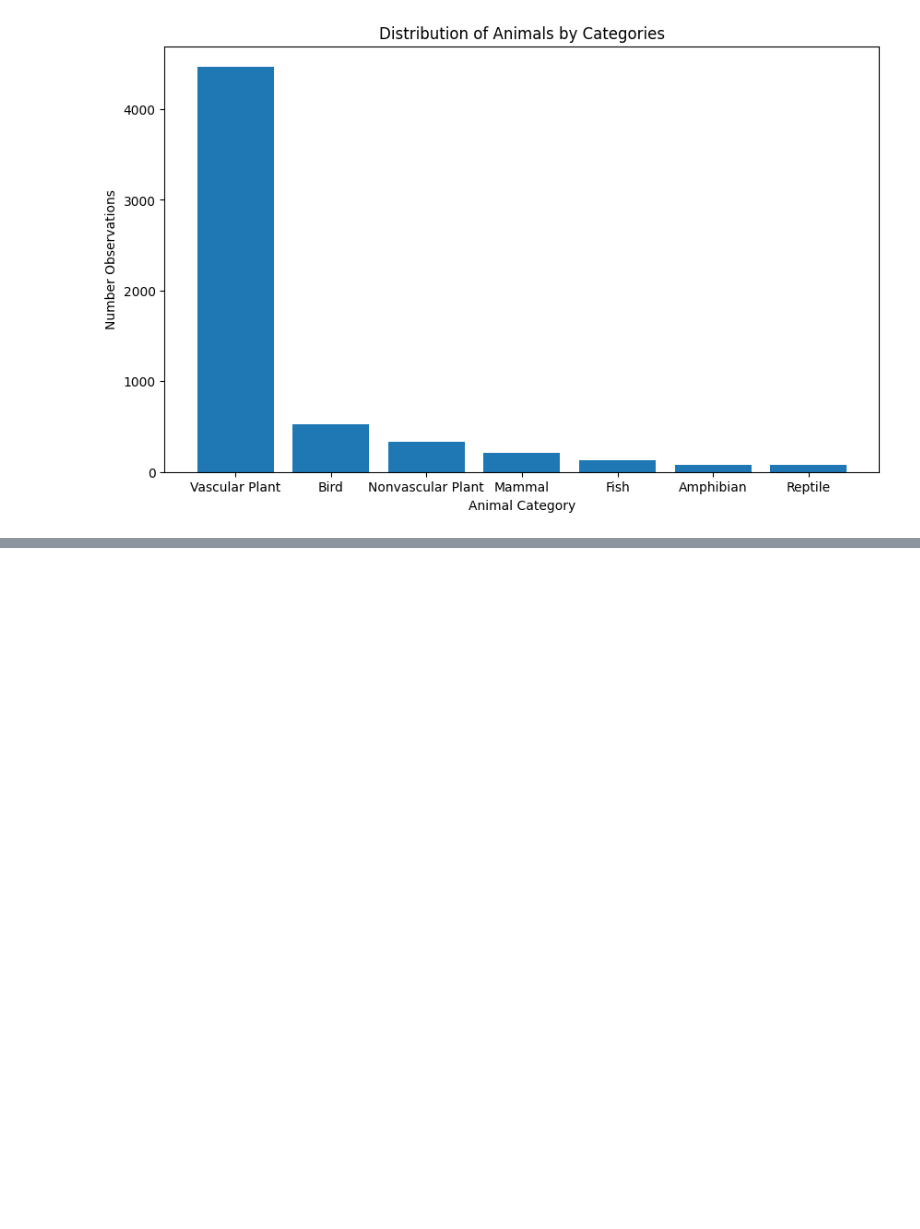
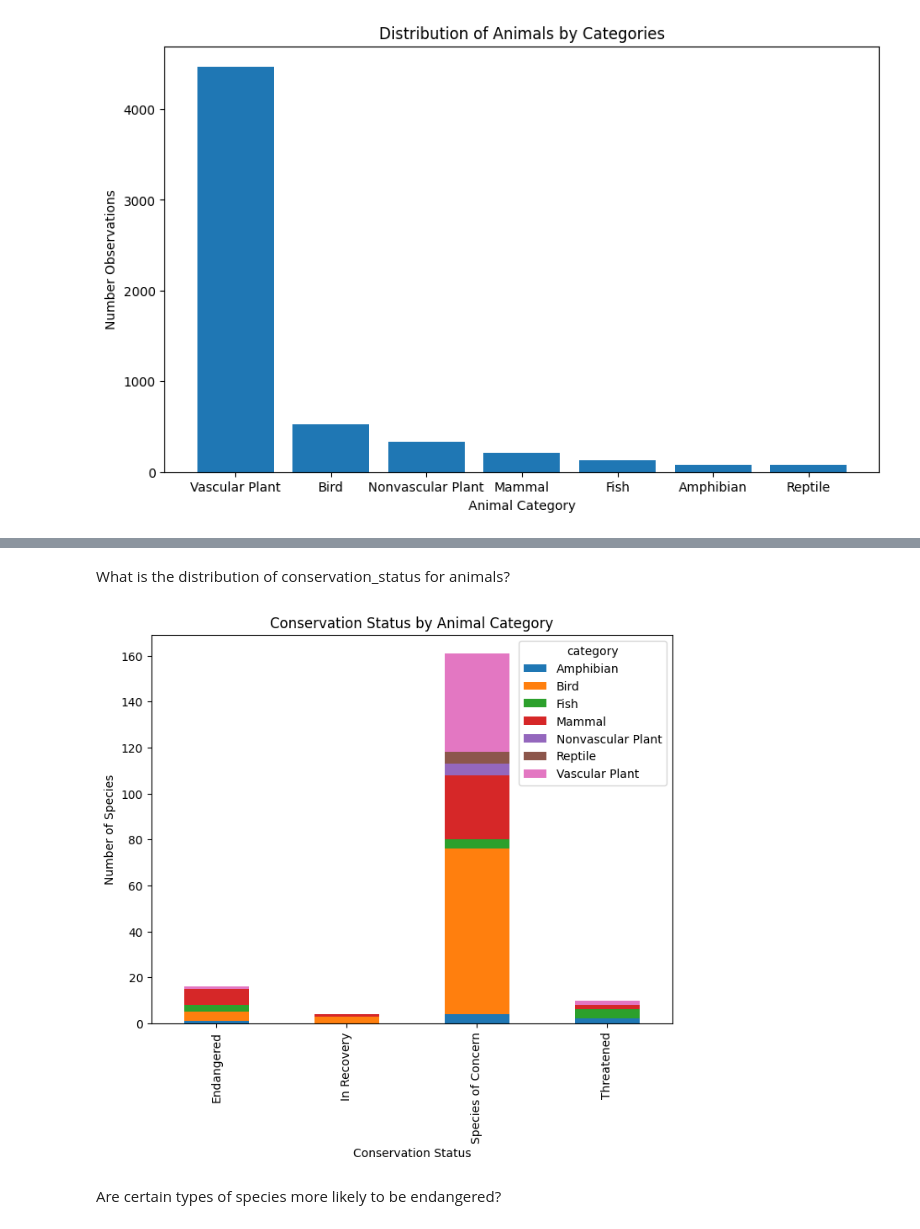
Before and after one commit to tanishakhabe/Biodiversity-in-National-Parks, a Jupyter notebook: biodiversity_final.ipynb, the cells around one changed output, grey strips where cells are left out. Cells and saved outputs as stored; diff of their text form; code cells hidden in the pictures; blank space fills up the shorter version.

```diff
--- a/biodiversity_final.ipynb
+++ b/biodiversity_final.ipynb
@@ -154,0 +164,23 @@ plt.show
+# %% [markdown]
+What is the distribution of conservation_status for animals?
+# %%
+# Creating a table and a new bar plot to examine the relationship between animal category and conservation status.
+
+conservationCategory = species_info[species_info.conservation_status != "No Intervention"]\
+    .groupby(["conservation_status", "category"])['scientific_name']\
+    .count()\
+    .unstack()
+
+conservationCategory
+
+
+
+graph = conservationCategory.plot(kind = 'bar', figsize=(8,6), stacked=True)
+plt.title("Conservation Status by Animal Category")
+plt.xlabel("Conservation Status")
+plt.ylabel("Number of Species");
+plt.show()
+# %% [output]
+[figure, added]
+# %% [markdown]
+Are certain types of species more likely to be endangered?
```
Also changed, not shown: parts of 12 cells of this notebook.
